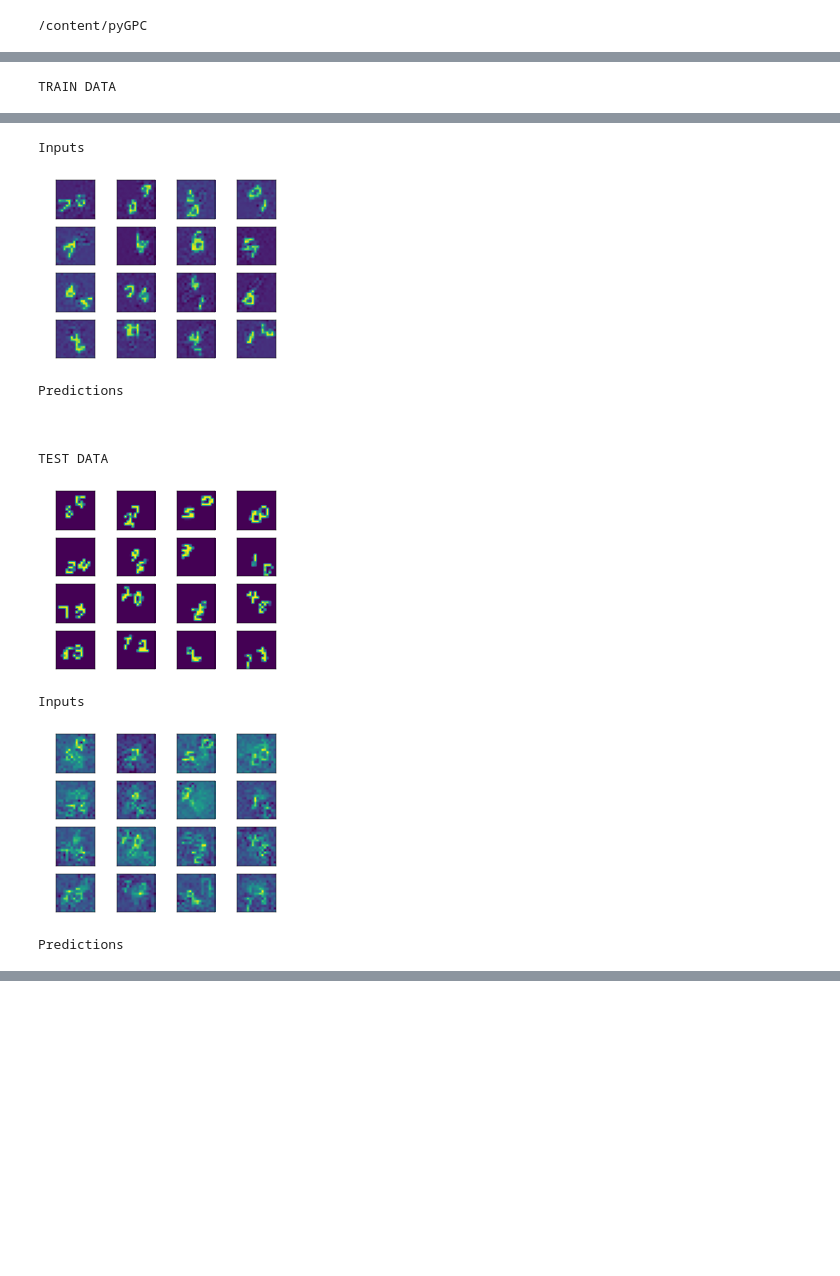
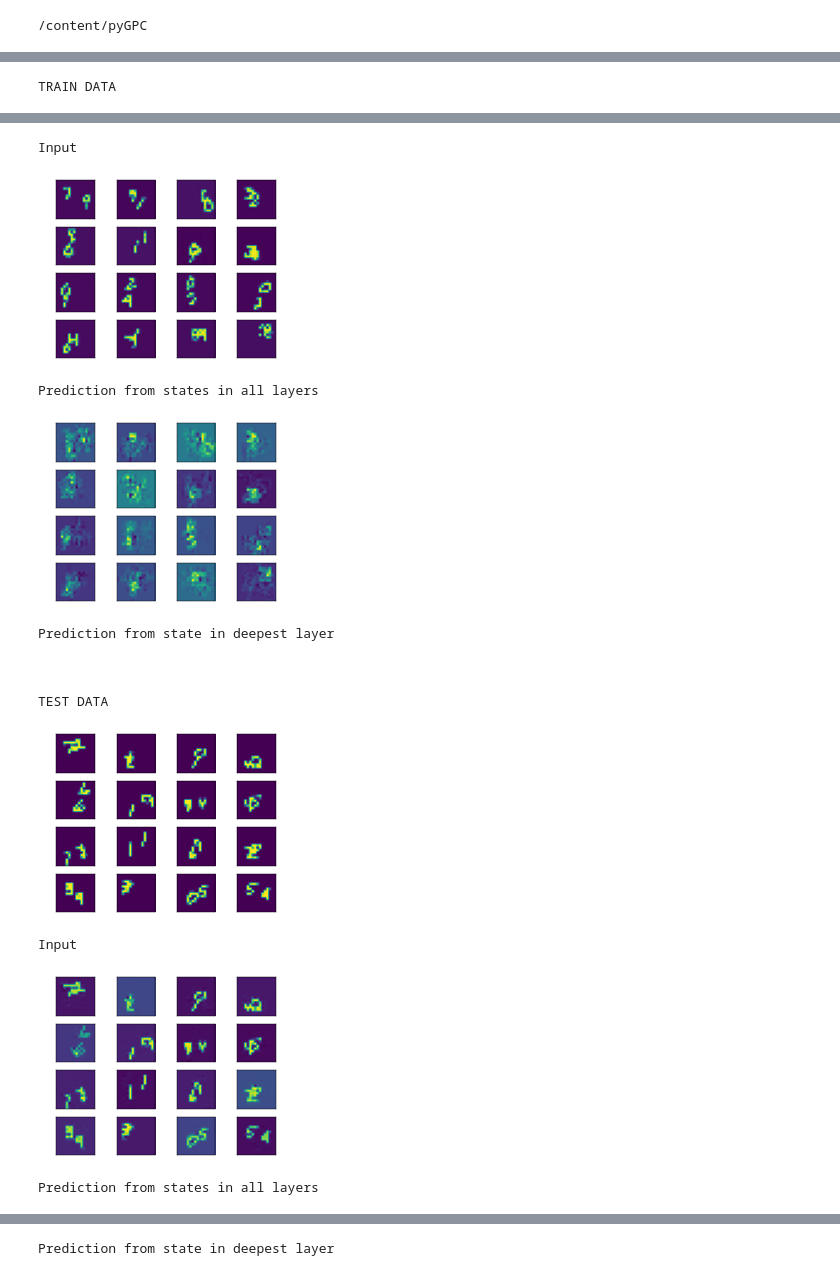
Before and after one commit to andreofner/pyGPC, a Jupyter notebook: demo.ipynb, the cells around one changed output, grey strips where cells are left out. Drawn from its saved outputs; the diff is of its cells as text; code cells hidden in the pictures; blank space fills up the shorter version.

```diff
--- a/demo.ipynb
+++ b/demo.ipynb
@@ -75,16 +82,21 @@ Prediction from deepest hierarchical layer
 # %%
 # Visualize batch of inputs and predictions
+# We use the last frame of the sequence, since it is the most refined estimation
 
 print("TRAIN DATA")
 Image(open('./figures/Mnist-Train-v0input.png','rb').read())
-print("Inputs \n")
+print("Input \n")
+Image(open('./figures/Mnist-Train-v0pred_h.png','rb').read())
+print("Prediction from states in all layers\n")
 Image(open('./figures/Mnist-Train-v0pred_g.png','rb').read())
-print("Predictions \n")
+print("Prediction from state in deepest layer\n")
 
 print("\n\nTEST DATA")
 Image(open('./figures/Mnist-Test-v0input.png','rb').read())
-print("Inputs \n")
+print("Input \n")
+Image(open('./figures/Mnist-Test-v0pred_h.png','rb').read())
+print("Prediction from states in all layers\n")
 Image(open('./figures/Mnist-Test-v0pred_g.png','rb').read())
-print("Predictions \n")
+print("Prediction from state in deepest layer\n")
 # %% [output]
 TRAIN DATA
@@ -92,11 +104,13 @@ TRAIN DATA
-Inputs
+Input
-[figure, old version]
+[figure, new version]
-Predictions
-
-
-
-TEST DATA
+Prediction from states in all layers
-[figure, old version]
+[figure, new version]
-Inputs
+Prediction from state in deepest layer
+
+
+
+TEST DATA
-[figure, old version]
+[figure, new version]
-Predictions
+Input
+[figure, added]
+Prediction from states in all layers
@@ -103,3 +118,4 @@ Predictions
+Prediction from state in deepest layer
 # %%
 """
 Second order perception in the visual domain
```
Also changed, not shown: parts of 7 cells of this notebook.
